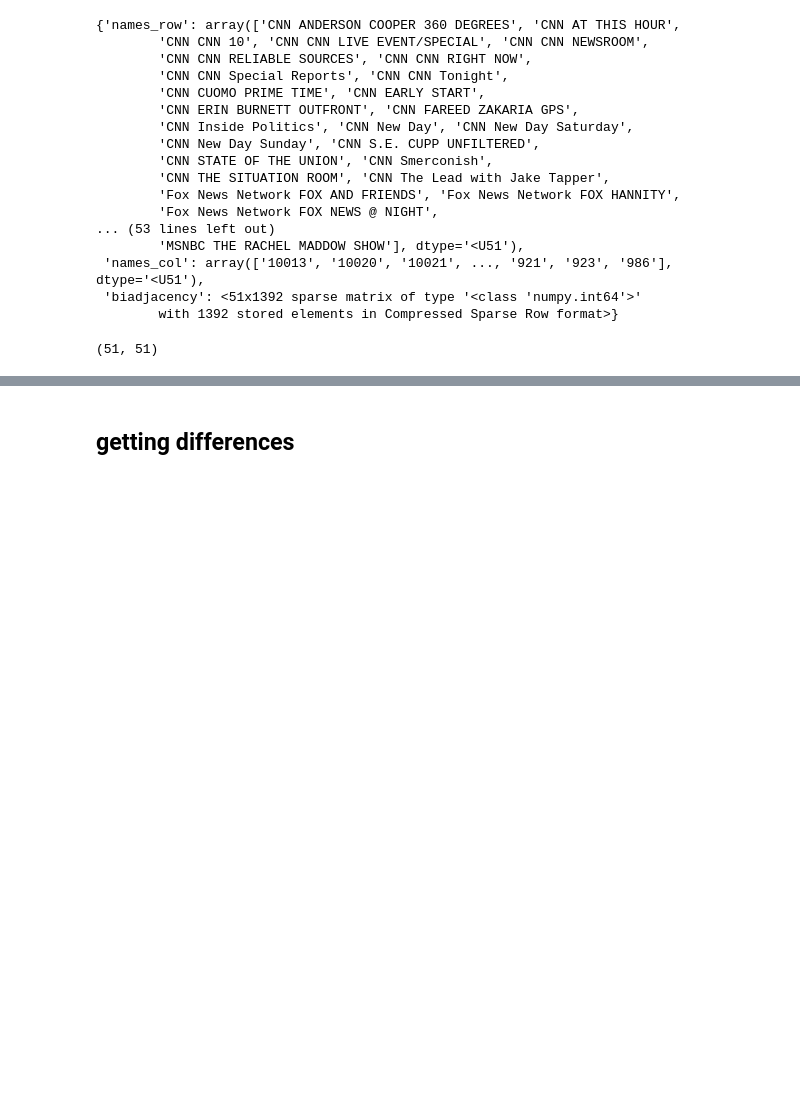
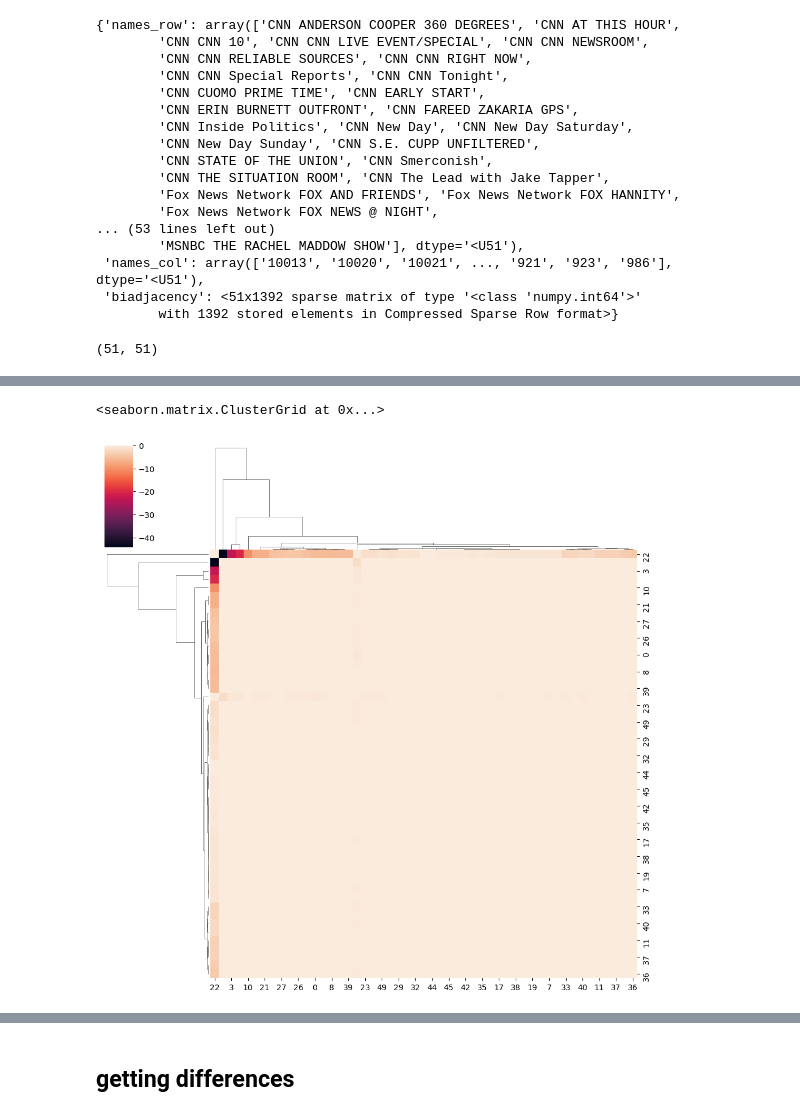
Before and after one commit to thesethb/Benson_Math_Capstone, a Jupyter notebook: Jan2020_analysisv3.ipynb, the cells around one changed output, grey strips where cells are left out. Cells and saved outputs as stored; diff of their text form; code cells hidden in the pictures; blank space fills up the shorter version.

```diff
--- a/Jan2020_analysisv3.ipynb
+++ b/Jan2020_analysisv3.ipynb
@@ -805,3 +847,8 @@ sns.clustermap(pos_program_sim_network)
+# %%
+sns.clustermap(neg_program_sim_network)
+# %% [output]
+<seaborn.matrix.ClusterGrid at 0x...>
+[figure, added]
 # %%
 network_embedding = SpectralEmbedding(affinity='precomputed')
 pos_program_embeddings = network_embedding.fit_transform(pos_program_sim_network/pos_program_sim_network.max())
```
Also changed, not shown: parts of 26 cells of this notebook, 30 other files.
